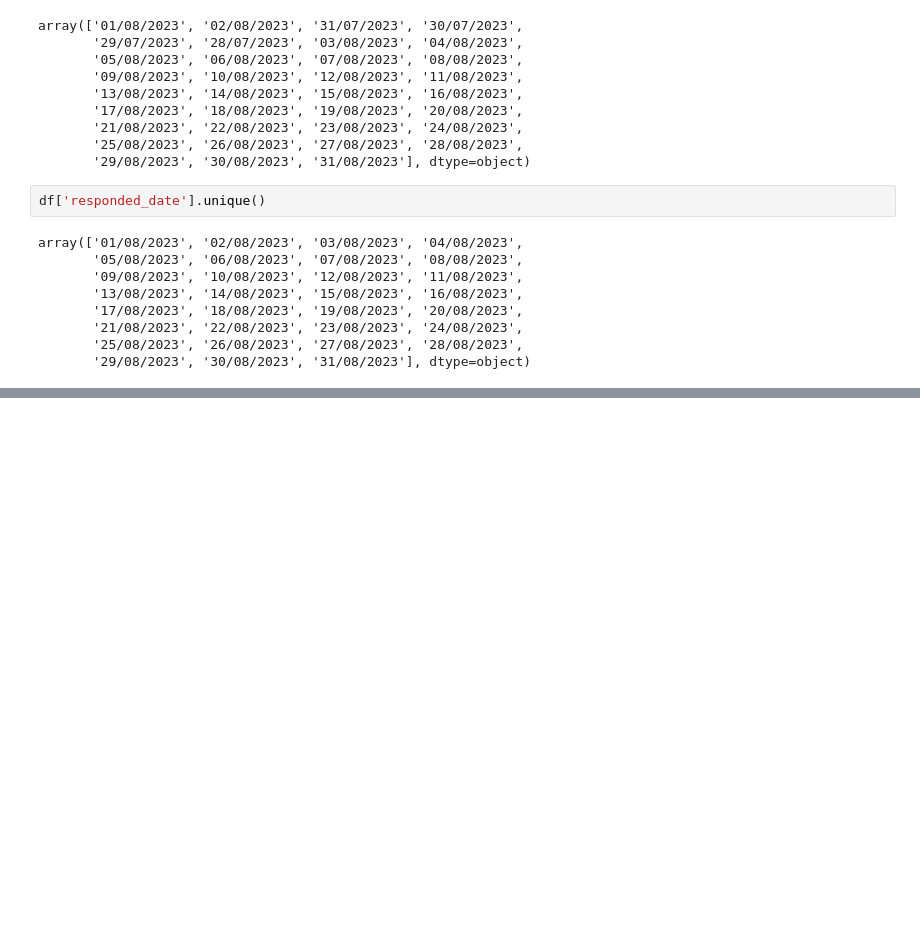
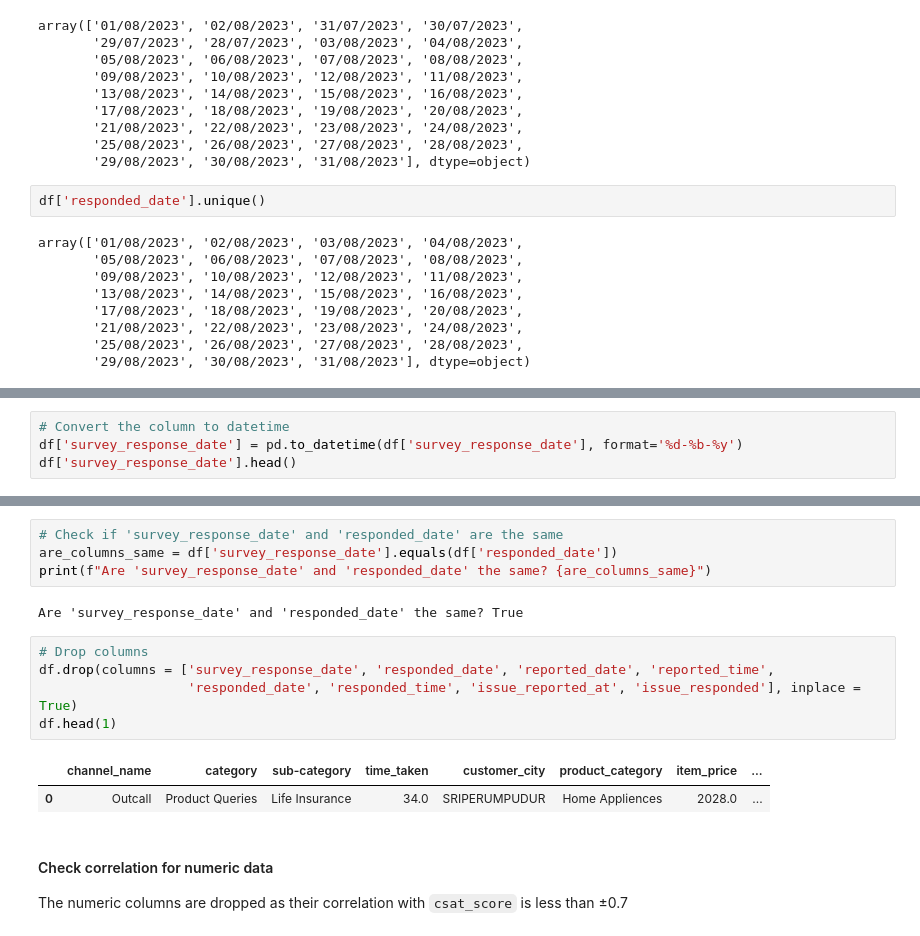
Before and after one commit to Isabelle-Thong/DS-Capstone, a Jupyter notebook: Ecommerce-Capstone.ipynb, the cells around one changed output, grey strips where cells are left out. Cells and saved outputs as stored; diff of their text form; blank space fills up the shorter version.

```diff
--- a/Ecommerce-Capstone.ipynb
+++ b/Ecommerce-Capstone.ipynb
@@ -362,0 +326,4 @@ NameError: name 'df' is not defined
+# %%
+# Convert the column to datetime
+df['survey_response_date'] = pd.to_datetime(df['survey_response_date'], format='%d-%b-%y')
+df['survey_response_date'].head()
@@ -362,0 +348,17 @@ NameError: name 'df' is not defined
+# %%
+# Check if 'survey_response_date' and 'responded_date' are the same
+are_columns_same = df['survey_response_date'].equals(df['responded_date'])
+print(f"Are 'survey_response_date' and 'responded_date' the same? {are_columns_same}")
+# %% [output]
+Are 'survey_response_date' and 'responded_date' the same? True
+# %%
+# Drop columns
+df.drop(columns = ['survey_response_date', 'responded_date', 'reported_date', 'reported_time',
+                   'responded_date', 'responded_time', 'issue_reported_at', 'issue_responded'], inplace = True)
+df.head(1)
+# %% [output]
+|  | channel_name | category | sub-category | time_taken | customer_city | product_category | item_price | ... |
+| 0 | Outcall | Product Queries | Life Insurance | 34.0 | SRIPERUMPUDUR | Home Appliences | 2028.0 | ... |
+# %% [markdown]
+#### Check correlation for numeric data
+The numeric columns are dropped as their correlation with `csat_score` is less than ±0.7
```
Also changed, not shown: parts of 46 cells of this notebook.
